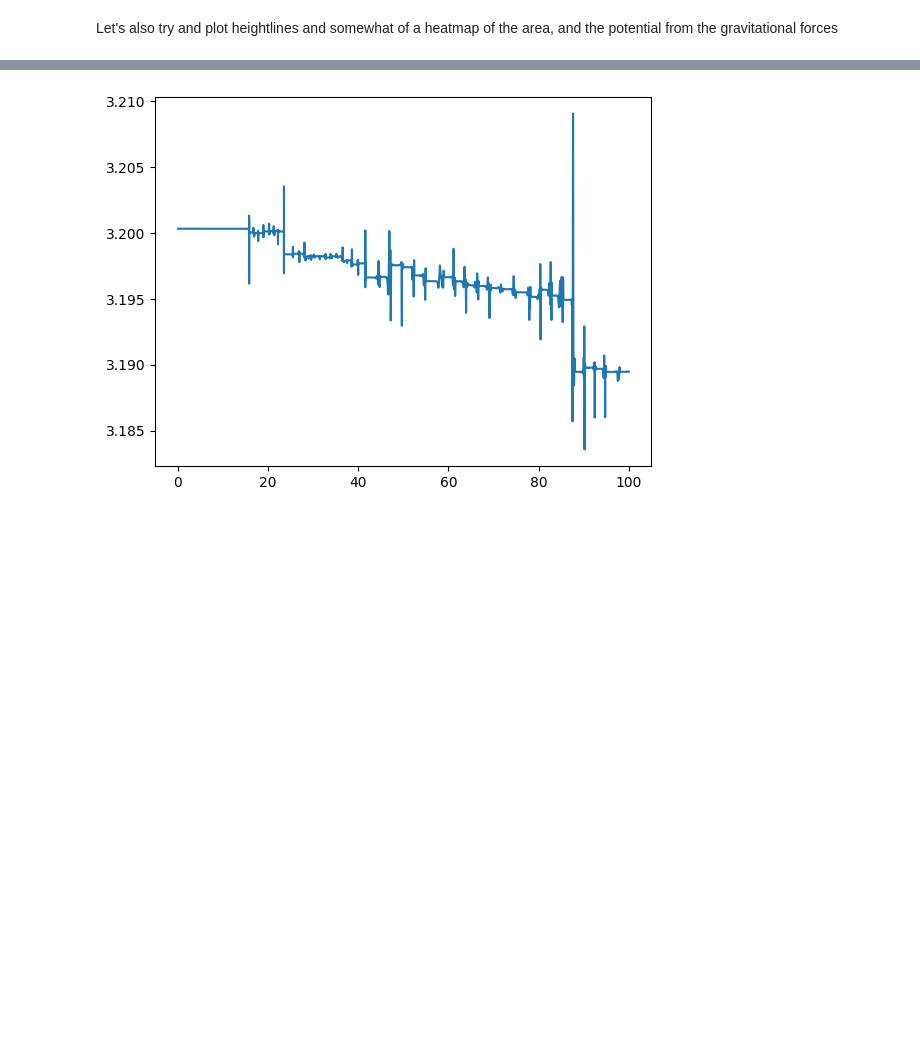
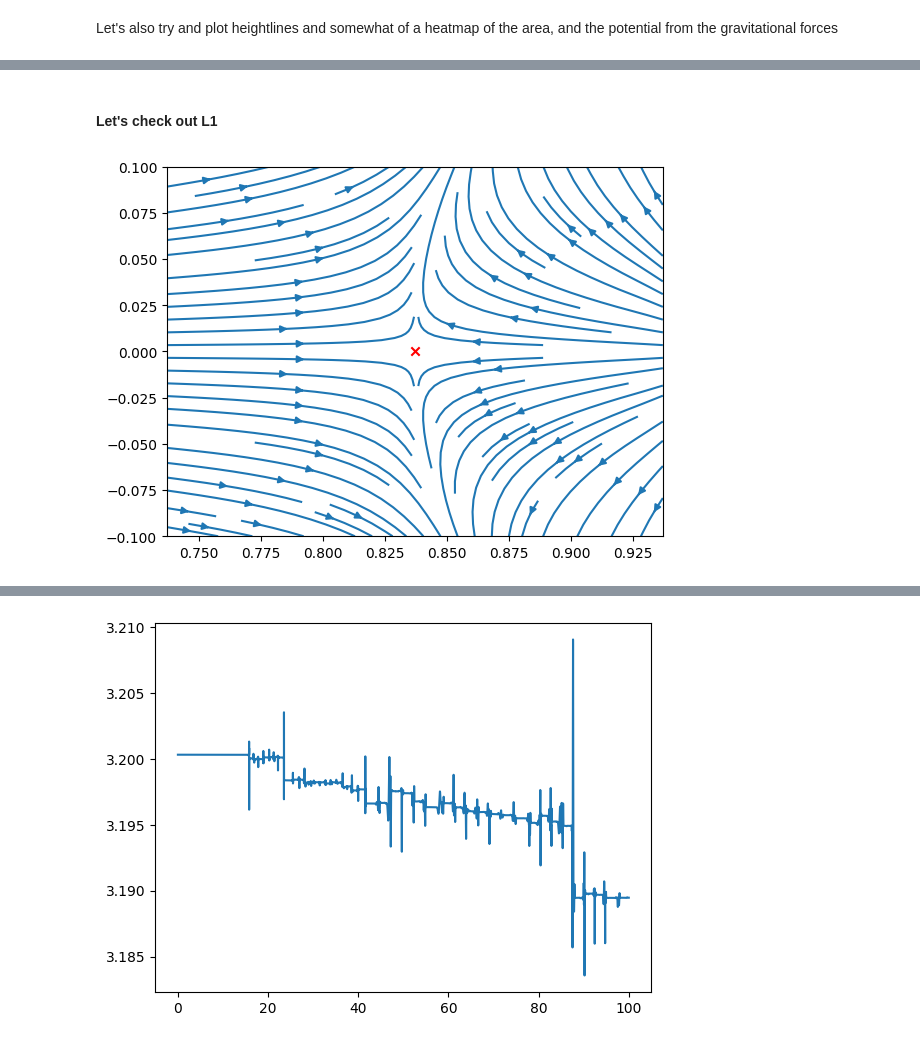
Before and after one commit to aasmund-mjos/Classical-Mechanics-Numerical-Project, a Jupyter notebook: main.ipynb, the cells around one changed output, grey strips where cells are left out. Saved outputs shown, nothing was run; the diff lists cells and outputs as text; code cells hidden in the pictures; blank space fills up the shorter version.

```diff
--- a/main.ipynb
+++ b/main.ipynb
@@ -372,0 +411,7 @@ Quiver plot for L1, L2 and L3
+# %% [markdown]
+#### Let's check out L1
+# %%
+system.plot_stability(num = 1)
+system.plot_stability_height(num = 1)
+# %% [output]
+[figure, added]
```
Also changed, not shown: parts of 23 cells of this notebook.
